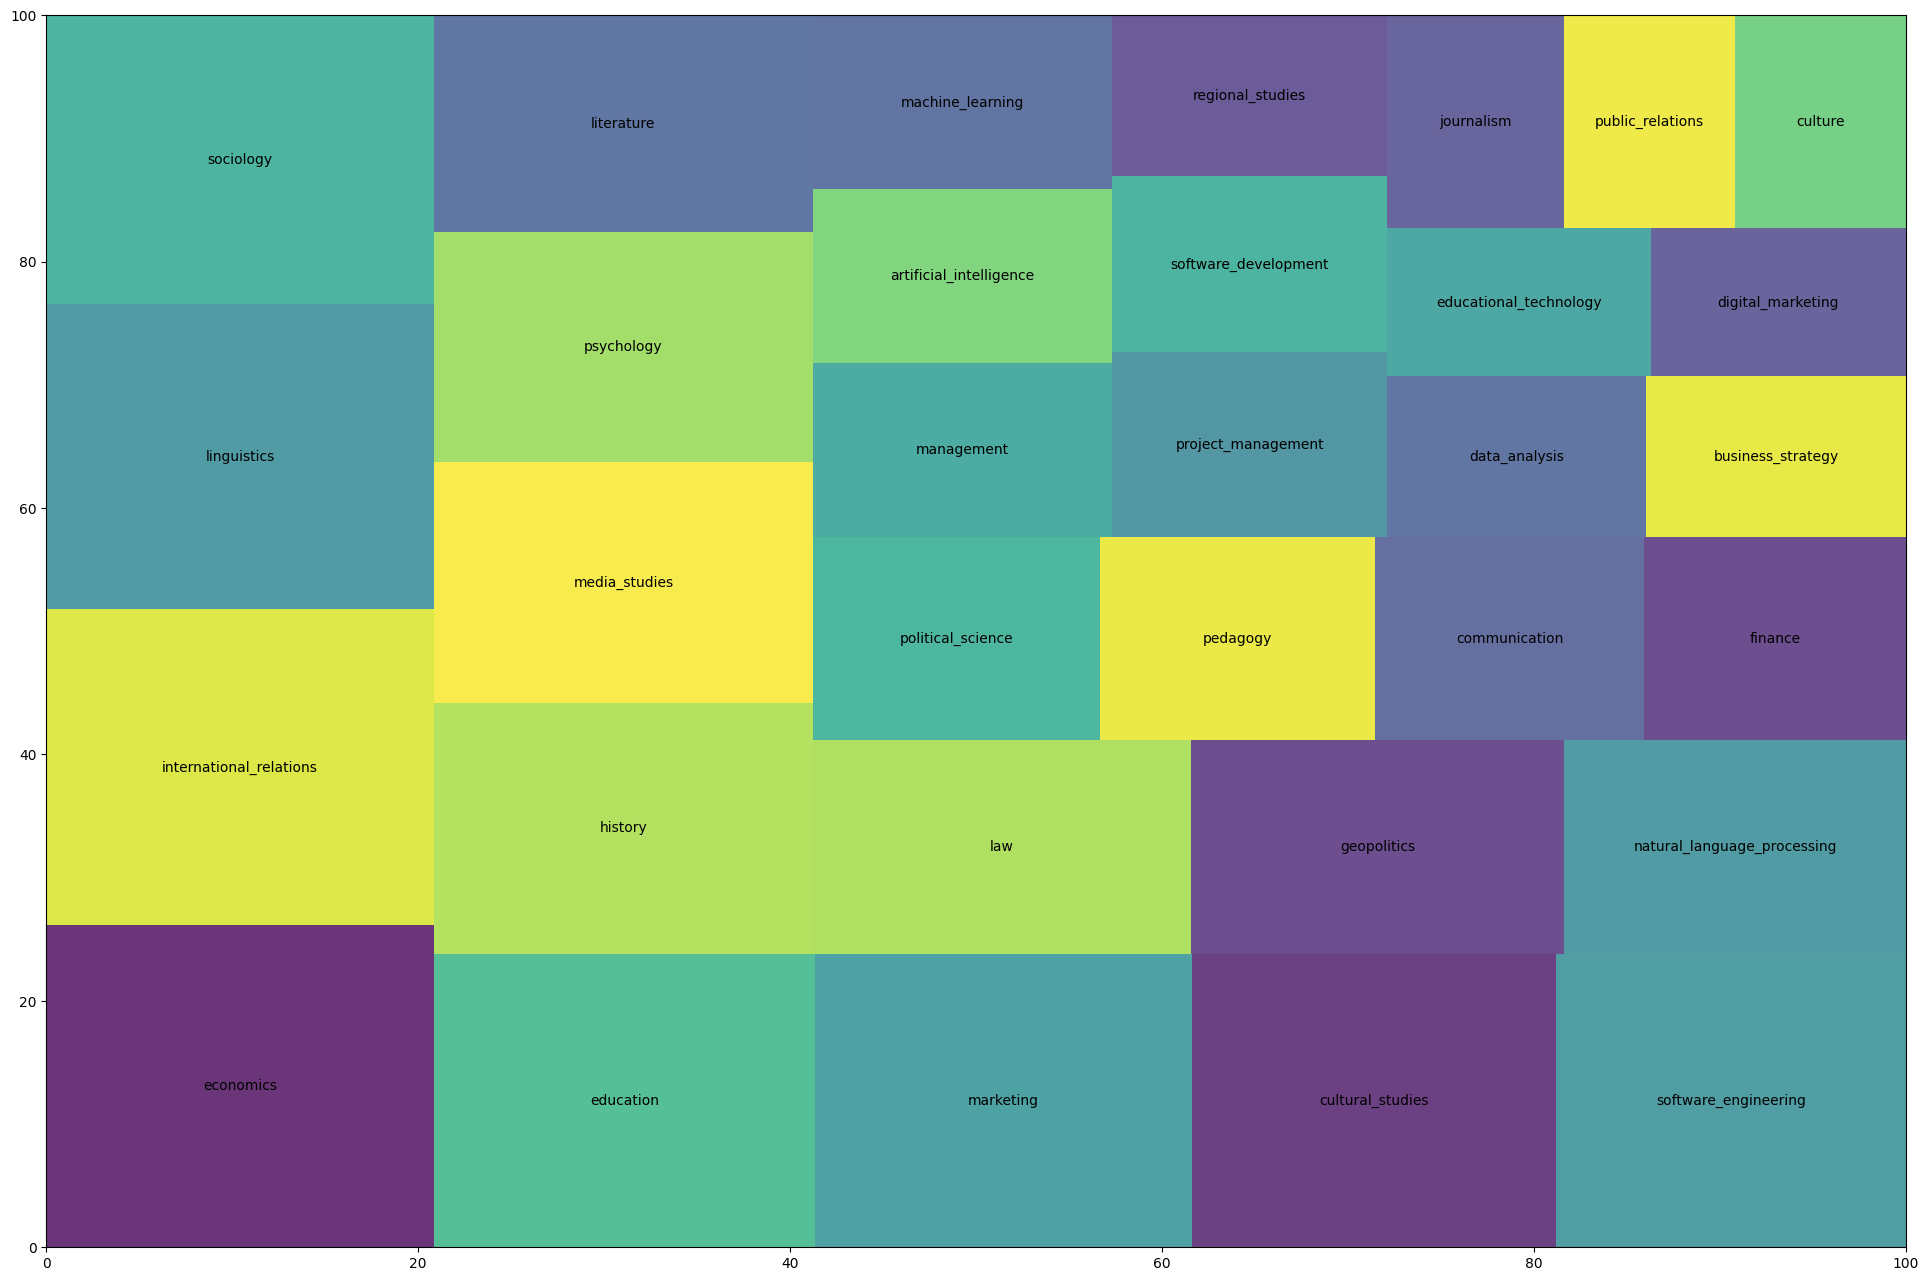
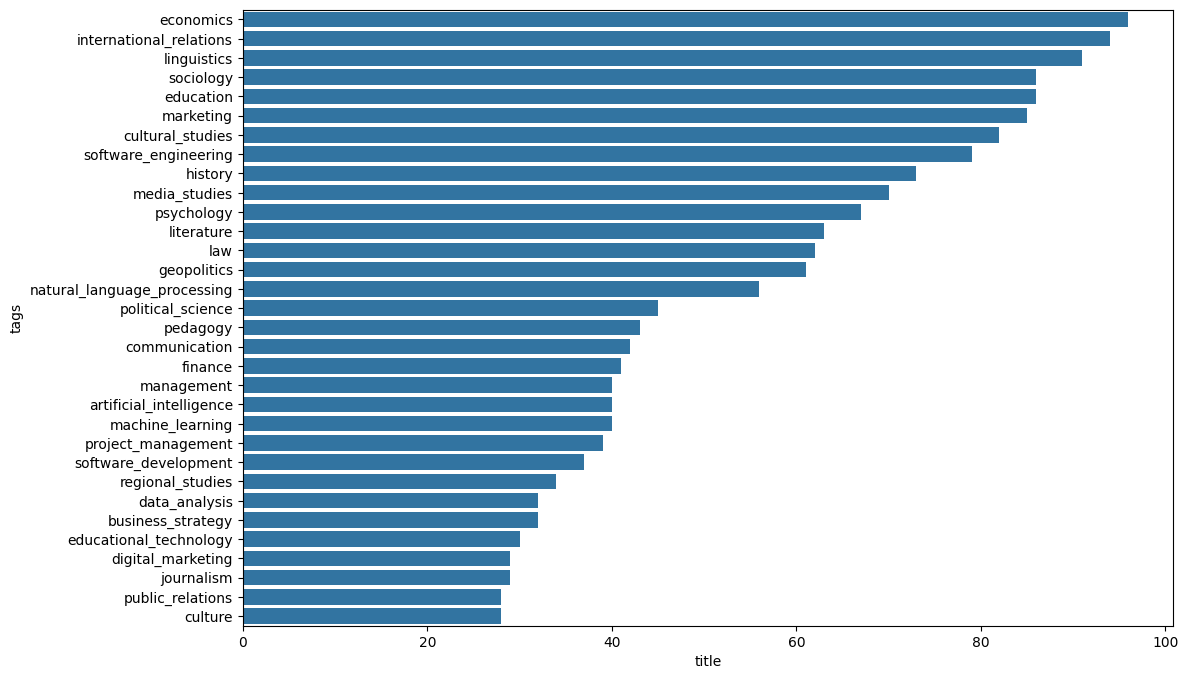
The notebook cell's code change between the first figure and the second:
--- before
+++ after
@@ -1,3 +1,3 @@
-fig = plt.figure(figsize=(24, 16))
+fig = plt.figure(figsize=(12, 8))
 
-squarify.plot(sizes=dfg["title"], label=dfg["tags"], alpha=0.8)
+sns.barplot(data=dfg, x="title", y="tags", orient="h")

Commit: upd